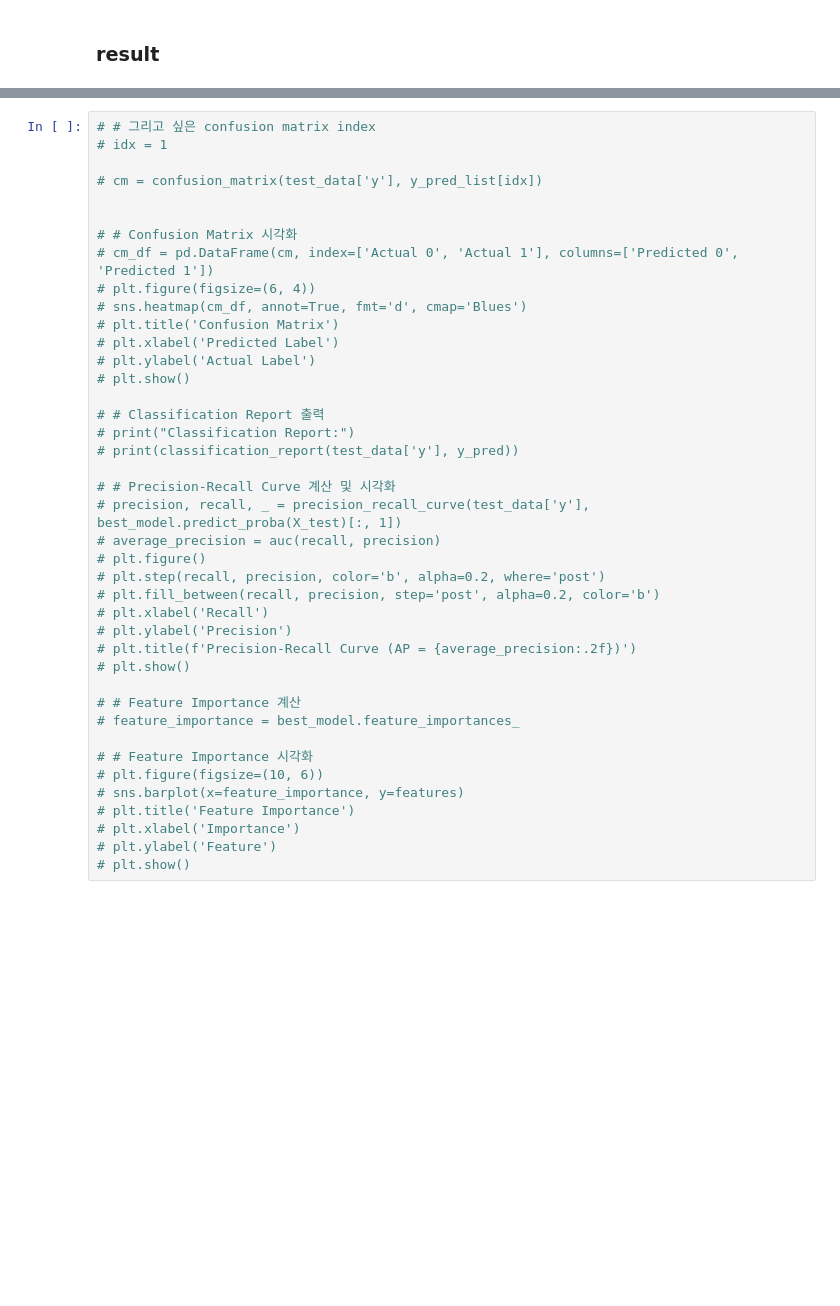
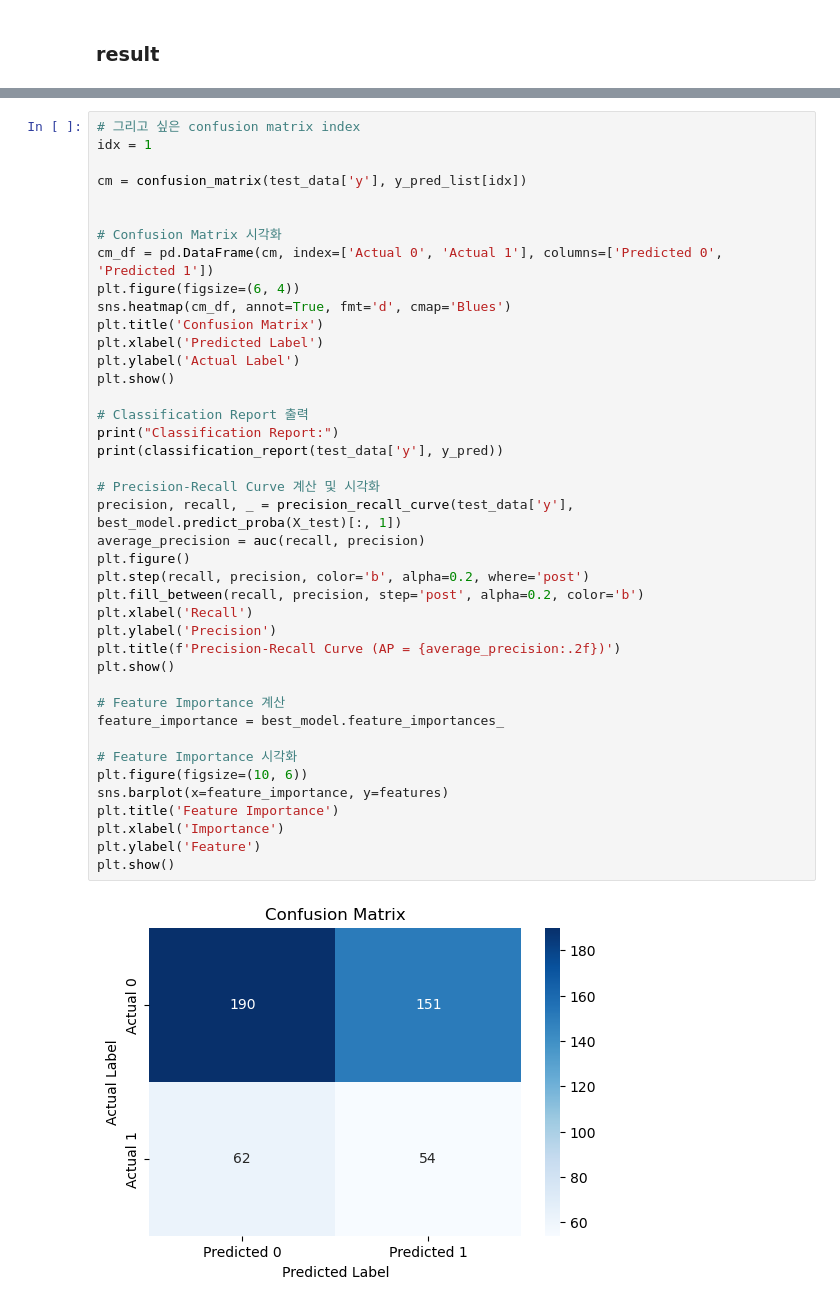
Before and after one commit to NohJangHyun/MIMIC-III-mortality-prediction, a Jupyter notebook: Model/Final/Final_DT_save.ipynb, the cells around one changed output, grey strips where cells are left out. Drawn from its saved outputs; the diff is of its cells as text; blank space fills up the shorter version.

```diff
--- a/Model/Final/Final_DT_save.ipynb
+++ b/Model/Final/Final_DT_save.ipynb
@@ -282,41 +298,43 @@ df.to_csv('~/project/MIMIC-III/Model/Output/FINAL/DT/DT_'+str(per)+'%_output.csv
 # %%
-# # 그리고 싶은 confusion matrix index
-# idx = 1
+# 그리고 싶은 confusion matrix index
+idx = 1
 
-# cm = confusion_matrix(test_data['y'], y_pred_list[idx])
+cm = confusion_matrix(test_data['y'], y_pred_list[idx])
 
 
-# # Confusion Matrix 시각화
-# cm_df = pd.DataFrame(cm, index=['Actual 0', 'Actual 1'], columns=['Predicted 0', 'Predicted 1'])
-# plt.figure(figsize=(6, 4))
-# sns.heatmap(cm_df, annot=True, fmt='d', cmap='Blues')
-# plt.title('Confusion Matrix')
-# plt.xlabel('Predicted Label')
-# plt.ylabel('Actual Label')
-# plt.show()
+# Confusion Matrix 시각화
+cm_df = pd.DataFrame(cm, index=['Actual 0', 'Actual 1'], columns=['Predicted 0', 'Predicted 1'])
+plt.figure(figsize=(6, 4))
+sns.heatmap(cm_df, annot=True, fmt='d', cmap='Blues')
+plt.title('Confusion Matrix')
+plt.xlabel('Predicted Label')
+plt.ylabel('Actual Label')
+plt.show()
 
-# # Classification Report 출력
-# print("Classification Report:")
-# print(classification_report(test_data['y'], y_pred))
+# Classification Report 출력
+print("Classification Report:")
+print(classification_report(test_data['y'], y_pred))
 
-# # Precision-Recall Curve 계산 및 시각화
-# precision, recall, _ = precision_recall_curve(test_data['y'], best_model.predict_proba(X_test)[:, 1])
-# average_precision = auc(recall, precision)
-# plt.figure()
-# plt.step(recall, precision, color='b', alpha=0.2, where='post')
-# plt.fill_between(recall, precision, step='post', alpha=0.2, color='b')
-# plt.xlabel('Recall')
-# plt.ylabel('Precision')
-# plt.title(f'Precision-Recall Curve (AP = {average_precision:.2f})')
-# plt.show()
+# Precision-Recall Curve 계산 및 시각화
+precision, recall, _ = precision_recall_curve(test_data['y'], best_model.predict_proba(X_test)[:, 1])
+average_precision = auc(recall, precision)
+plt.figure()
+plt.step(recall, precision, color='b', alpha=0.2, where='post')
+plt.fill_between(recall, precision, step='post', alpha=0.2, color='b')
+plt.xlabel('Recall')
+plt.ylabel('Precision')
+plt.title(f'Precision-Recall Curve (AP = {average_precision:.2f})')
+plt.show()
 
-# # Feature Importance 계산
-# feature_importance = best_model.feature_importances_
+# Feature Importance 계산
+feature_importance = best_model.feature_importances_
 
-# # Feature Importance 시각화
-# plt.figure(figsize=(10, 6))
-# sns.barplot(x=feature_importance, y=features)
-# plt.title('Feature Importance')
-# plt.xlabel('Importance')
-# plt.ylabel('Feature')
-# plt.show()
+# Feature Importance 시각화
+plt.figure(figsize=(10, 6))
+sns.barplot(x=feature_importance, y=features)
+plt.title('Feature Importance')
+plt.xlabel('Importance')
+plt.ylabel('Feature')
+plt.show()
+# %% [output]
+[figure, added]
```
Also changed, not shown: parts of 7 cells of this notebook, 5 other files.
